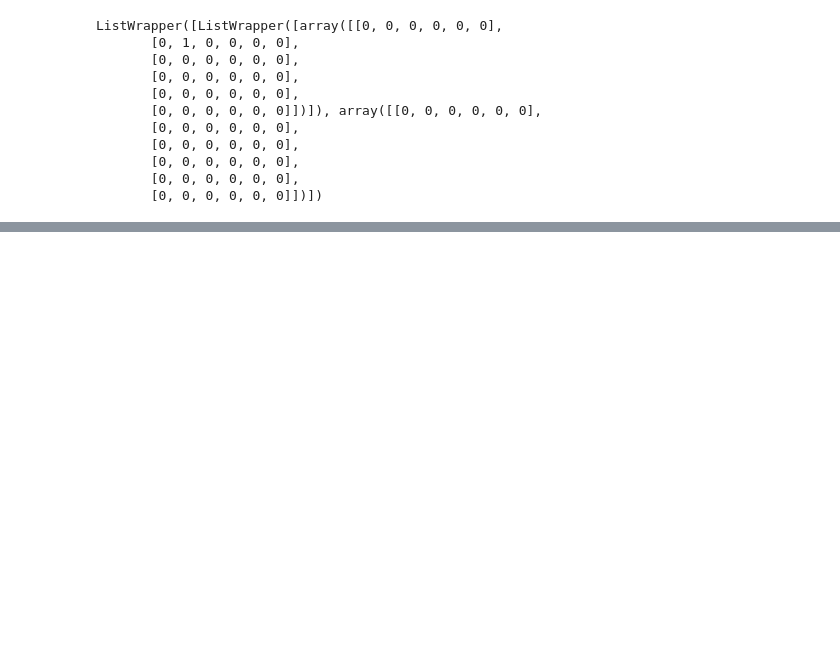
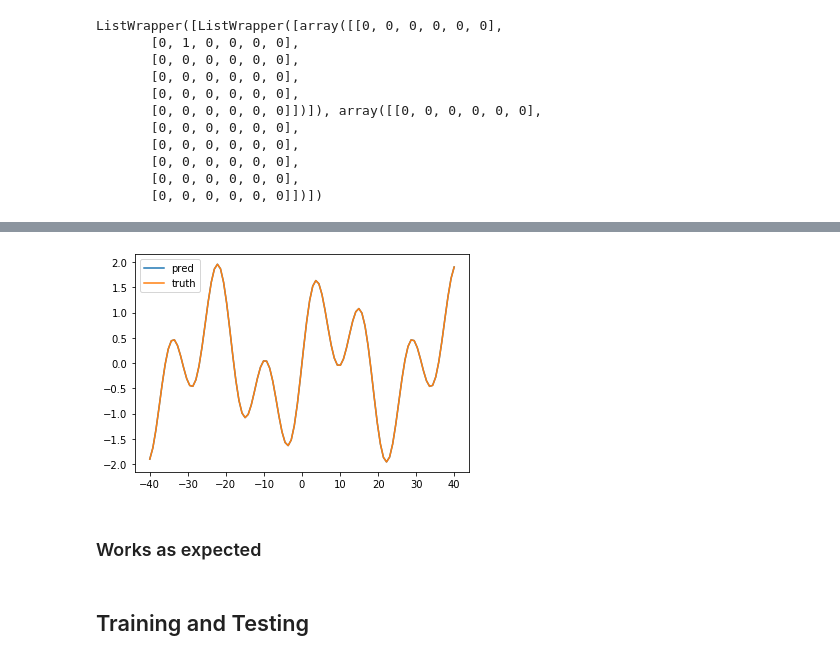
Before and after one commit to KristofPusztai/EQL, a Jupyter notebook: Jupyter Notebooks/EQLtest.ipynb, the cells around one changed output, grey strips where cells are left out. Cells and saved outputs as stored; diff of their text form; code cells hidden in the pictures; blank space fills up the shorter version.

```diff
--- a/Jupyter Notebooks/EQLtest.ipynb
+++ b/Jupyter Notebooks/EQLtest.ipynb
@@ -131,0 +147,51 @@ ListWrapper([ListWrapper([array([[0, 0, 0, 0, 0, 0],
+# %%
+#True weights and biases
+w1 = [np.array([[0,  0.2        ,  0.        ,  0.        ,  0,
+          0,  0.        , 0.5 ,  0.        ,  0.        ,
+          0.        ,  0.        ]]),
+ np.array([ 0.       ,  0.       ,  0.       ,  0.       ,  0.       ,
+         0.       ,  0.       , 0,  0.       ,  0.       ,
+         0.       ,  0.       ])]
+w2 = [np.array([[ 0.0000000e+00, 0,  0,  0.0000000e+00,
+          0,  0],
+        [ 1,  0.0000000e+00,  0.0000000e+00,  0.0000000e+00,
+          0.0000000e+00,  0],
+        [ 0.0000000e+00, 0,  0.0000000e+00,  0.0000000e+00,
+          0.0000000e+00,  0.0000000e+00],
+        [ 0.0000000e+00,  0.0000000e+00,  0.0000000e+00,  0.0000000e+00,
+          0.0000000e+00,  0.0000000e+00],
+        [ 0.0000000e+00,  0,  0,  0.0000000e+00,
+         0,  0],
+        [ 0.0000000e+00,  0.0000000e+00,  0.0000000e+00,  0.0000000e+00,
+          0.0000000e+00,  0.0000000e+00],
+        [ 1.0000000e+00, 0,  0.0000000e+00,  0.0000000e+00,
+          0.0000000e+00,  0.0000000e+00],
+        [ 0, 0,  0.0000000e+00,  0.0000000e+00,
+          0.0000000e+00,  0.0000000e+00],
+        [ 0.0000000e+00,  0.0000000e+00,  0.0000000e+00,  0.0000000e+00,
+          0.0000000e+00,  0.0000000e+00],
+        [ 0.0000000e+00,  0.0000000e+00,  0.0000000e+00,  0.0000000e+00,
+          0.0000000e+00,  0.0000000e+00]]),
+ np.array([ 0.        , 0,  0.        ,  0.        ,  0.        ,
+         0.        ])]
+w3 = [np.array([[1],
+        [0 ],
+        [0 ],
+        [0        ],
+        [0]]), np.array([0])]
+# %%
+EQLmodel.set_weights(1, w1)
+EQLmodel.set_weights(2, w2)
+EQLmodel.set_weights(3, w3)
+# %%
+y_pred = EQLmodel.predict(x)
+plt.plot(x, y_pred)
+plt.plot(x, y)
+plt.legend(['pred','truth'])
+plt.show()
+# %% [output]
+[figure, added]
+# %% [markdown]
+### Works as expected
+# %% [markdown]
+## Training and Testing
```
Also changed, not shown: parts of 28 cells of this notebook, 1 other file.
